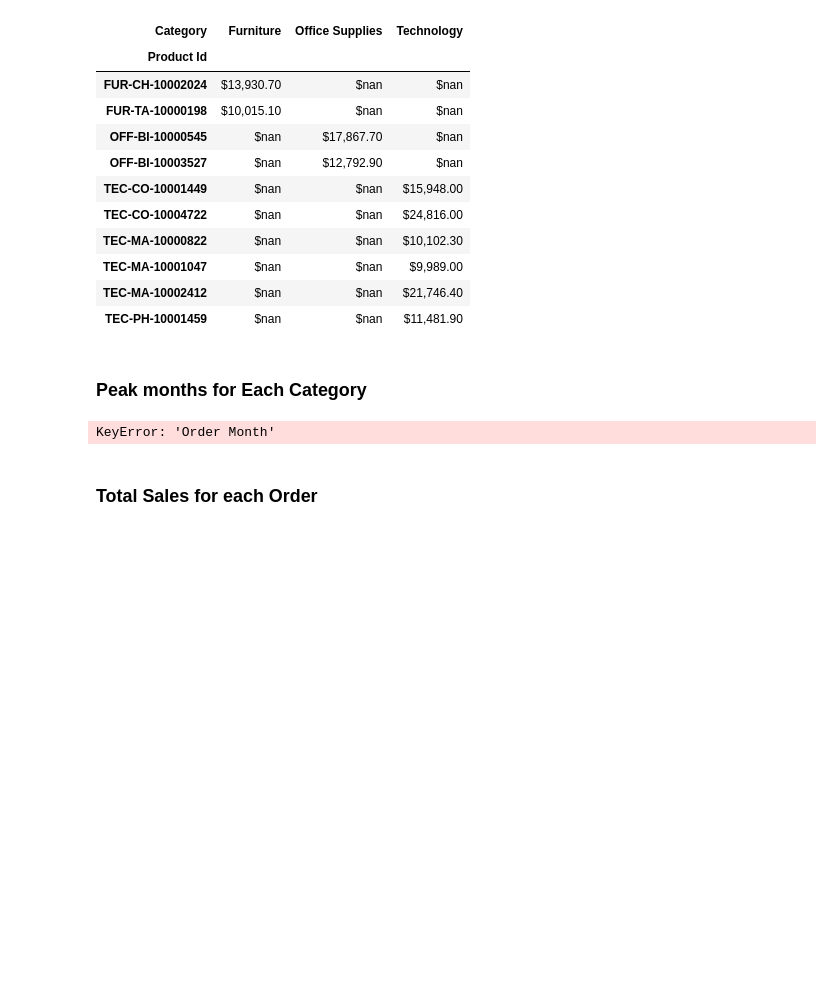
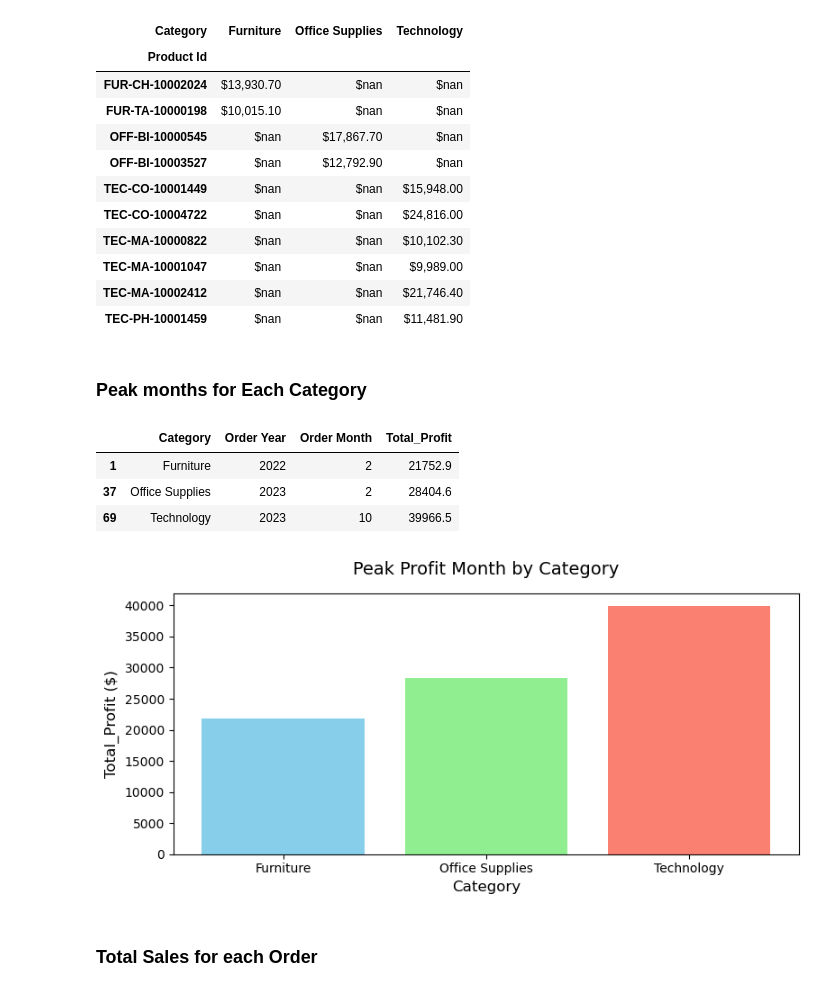
Before and after one commit to Kunwor/PythonSql, a Jupyter notebook: SQLPython.ipynb, the cells around one changed output. Drawn from its saved outputs; the diff is of its cells as text; code cells hidden in the pictures; blank space fills up the shorter version.

```diff
--- a/SQLPython.ipynb
+++ b/SQLPython.ipynb
@@ -206,16 +208,44 @@ display(pivot_table.style
 # %% [markdown]
 ### Peak months for Each Category
 # %%
- #Aggregate by Category, Year, and Month
-category_month_year = df1.groupby(['Category', 'Order Date', 'Order Month']).agg(
+# 1. Extract Month and Year from 'Order Date'
+df1['Order Month'] = df1['Order Date'].dt.month  # Or use .dt.strftime('%B') for month names
+df1['Order Year'] = df1['Order Date'].dt.year
+
+# 2. Aggregate by Category, Year, and Month
+category_month_year = df1.groupby(['Category', 'Order Year', 'Order Month']).agg(
     Total_Profit=('Total Profit', 'sum')
 ).reset_index()
 
-# Find peak month for each category (across all years)
+# 3. Find Peak Month for Each Category (Across All Years)
 peak_months = category_month_year.loc[category_month_year.groupby('Category')['Total_Profit'].idxmax()]
-peak_months
+
+# Display Results
+peak_months[['Category', 'Order Year', 'Order Month', 'Total_Profit']]
 # %% [output]
-KeyError: 'Order Month'
+|  | Category | Order Year | Order Month | Total_Profit |
+| 1 | Furniture | 2022 | 2 | 21752.9 |
+| 37 | Office Supplies | 2023 | 2 | 28404.6 |
+| 69 | Technology | 2023 | 10 | 39966.5 |
+# %%
+#  bar chart
+plt.figure(figsize=(8, 4))
+plt.bar(
+    peak_months['Category'],
+    peak_months['Total_Profit'],
+    color=['skyblue', 'lightgreen', 'salmon']
+)
+
+#  labels and title
+plt.title("Peak Profit Month by Category", pad=15, fontsize=14)
+plt.xlabel("Category", fontsize=12)
+plt.ylabel("Total_Profit ($)", fontsize=12)
+
+
+plt.tight_layout()
+plt.show()
+# %% [output]
+[figure, added]
 # %% [markdown]
 ### Total Sales for each Order
 # %%
```
Also changed, not shown: parts of 14 cells of this notebook.
